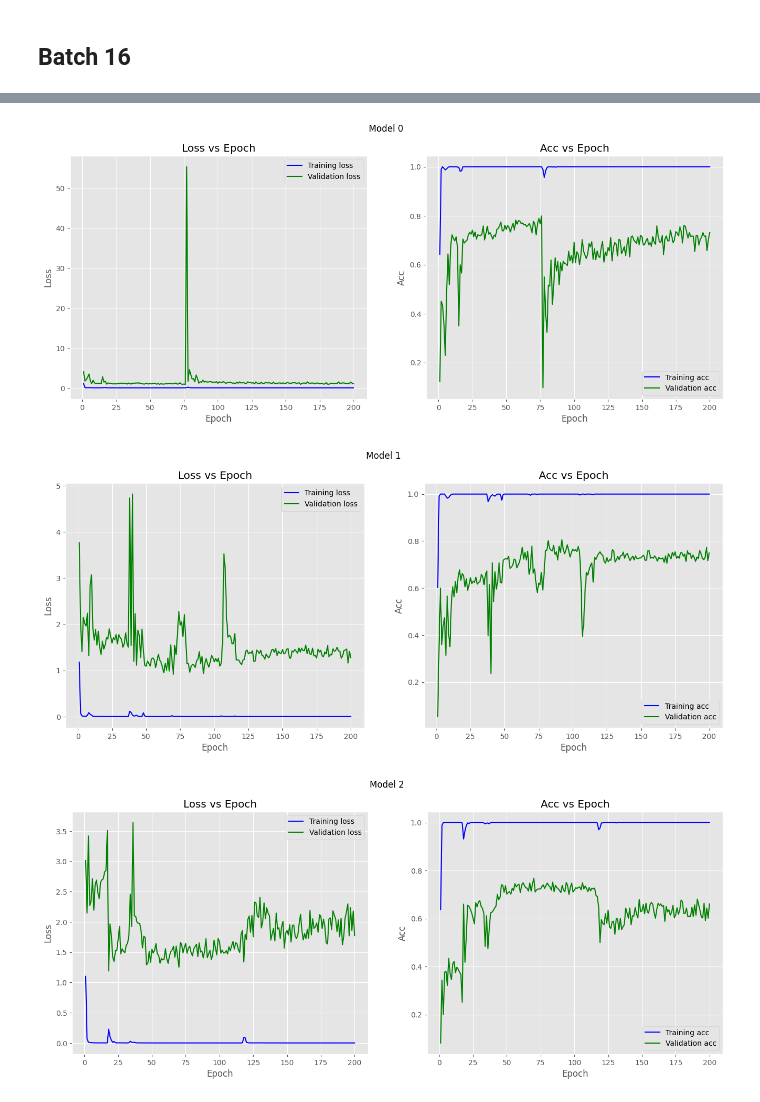
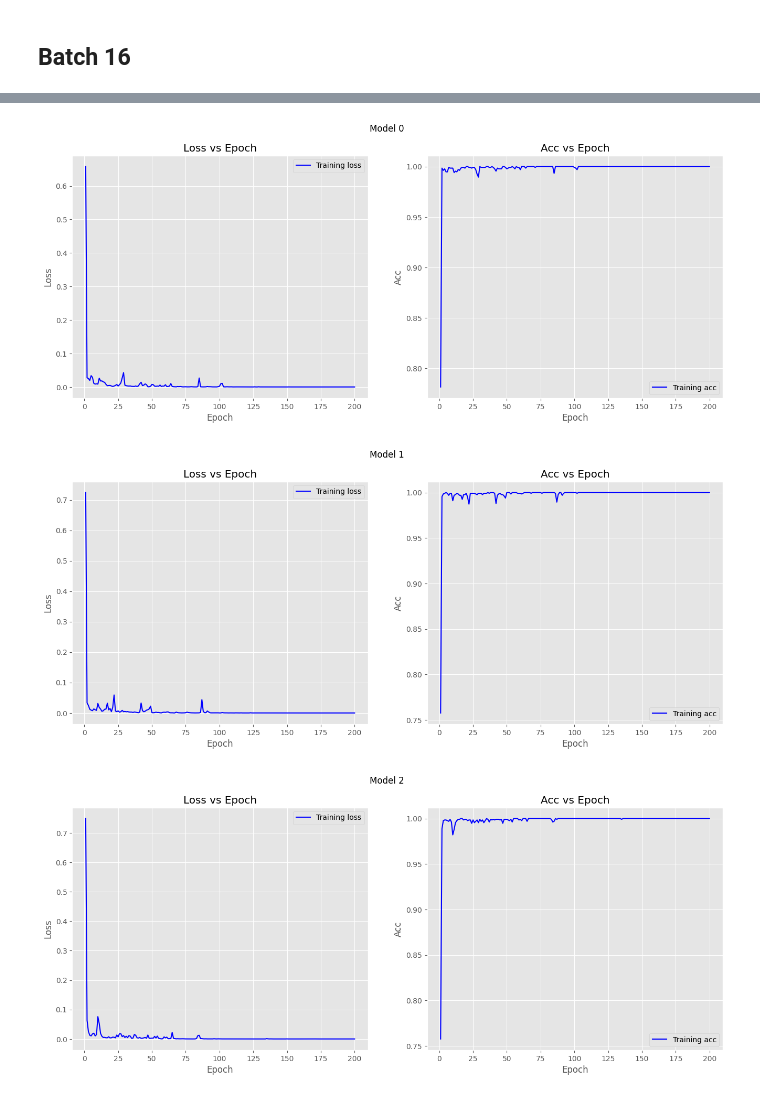
Before and after one commit to alvin-ng44/SAR_ML, a Jupyter notebook: notebooks/SSR/S1/wo_aug_exp1_full_runs.ipynb, the cells around one changed output, grey strips where cells are left out. Cells and saved outputs as stored; diff of their text form; code cells hidden in the pictures.

```diff
--- a/notebooks/SSR/S1/wo_aug_exp1_full_runs.ipynb
+++ b/notebooks/SSR/S1/wo_aug_exp1_full_runs.ipynb
@@ -59,13 +59,13 @@ meas_ds = datasets.DatasetFolder(
     loader = mat_file_loader
 )
 # %%
-train_ds = filter_by_elev(synth_ds, {14, 15, 16})
-test_ds  = filter_by_elev(meas_ds, {17})
+train_ds = synth_ds
+test_ds  = meas_ds
 # %% [markdown]
 ## Batch 16
 # %%
-ds_dict = {"train" : train_ds, "val": valid_ds, "test": test_ds}
-dataset_sizes = {"train" : len(train_ds), "val": len(valid_ds), "test": len(test_ds)}
+ds_dict = {"train" : train_ds, "test": test_ds}
+dataset_sizes = {"train" : len(train_ds), "test": len(test_ds)}
 
 # dataloaders = {x : DataLoader(ds_dict[x], batch_size = 32, num_workers = 5, shuffle = True) for x in ds_dict.keys()}
 seed_lst = [10, 42, 100, 123, 666, 777, 849, 1000, 1111, 1234]
@@ -177,9 +73,9 @@ NameError: name 'dataloaders' is not defined
 seed_lst = [10, 42, 100, 123, 666, 777, 849, 1000, 1111, 1234]
 
 train_loss = []
-val_loss = []
+# val_loss = []
 train_acc =[]
-val_acc = []
+# val_acc = []
 
 for i, seed in enumerate(seed_lst):
     print(f"Training Run {i}: seed {seed}")
@@ -188,7 +84,7 @@ for i, seed in enumerate(seed_lst):
 
     dataloaders = {
         "train": DataLoader(train_ds, batch_size=16, shuffle=True, num_workers=8, pin_memory = True, persistent_workers=True, worker_init_fn=worker_init_fn, generator=torch.Generator().manual_seed(seed)),
-        "val": DataLoader(valid_ds, batch_size=16, shuffle=False, num_workers=8, pin_memory = True, persistent_workers=True, worker_init_fn=worker_init_fn, generator=torch.Generator().manual_seed(seed)),
+        # "val": DataLoader(valid_ds, batch_size=16, shuffle=False, num_workers=8, pin_memory = True, persistent_workers=True, worker_init_fn=worker_init_fn, generator=torch.Generator().manual_seed(seed)),
         "test": DataLoader(test_ds, batch_size=16, shuffle=False, num_workers=8, pin_memory = True, persistent_workers=True, worker_init_fn=worker_init_fn, generator=torch.Generator().manual_seed(seed))
     }
     # load pre-trained model
@@ -219,9 +115,9 @@ for i, seed in enumerate(seed_lst):
 
     history = {
         "train_loss": [],
-        "val_loss" : [],
+        # "val_loss" : [],
         "train_acc": [],
-        "val_acc" : []
+        # "val_acc" : []
     }
 
     # Training loops
@@ -230,7 +126,7 @@ for i, seed in enumerate(seed_lst):
         print(f"Epoch {epoch}")
         if epoch == 0:
             print(f"First layer mean: {model.conv1.weight.data.mean():.6f}")
-        for phase in ["train", "val"]:
+        for phase in ["train"]:
             if phase == "train":
                 model.train()
             else:
@@ -264,27 +160,24 @@ for i, seed in enumerate(seed_lst):
             history[f"{phase}_loss"].append(epoch_loss)
             history[f"{phase}_acc"].append(epoch_acc)
 
-            print(f"{phase} Loss: {epoch_loss:.7f} Acc: {epoch_acc:.7f}")
+            print(f"{phase} Loss: {epoch_loss:.10f} Acc: {epoch_acc:.10f}")
 
         scheduler.step()
         print(f"Epoch {epoch} LR: {scheduler.get_last_lr()[0]:.10f}")
 
-        if epoch == 0:
-            torch.save(copy.deepcopy(model.state_dict()), os.path.join(workspace, f"weights/SSR/wo_aug/rn18_run{i}_b16_epoch0.pth"))
-
     print("Training complete!")
 
     train_loss.append(history["train_loss"])
-    val_loss.append(history["val_loss"])
+    # val_loss.append(history["val_loss"])
     train_acc.append(history["train_acc"])
-    val_acc.append(history["val_acc"])
+    # val_acc.append(history["val_acc"])
 
-    torch.save(model.state_dict(), os.path.join(workspace, f"weights/SSR/wo_aug/rn18_run{i}_b16.pth"))
+    torch.save(model.state_dict(), os.path.join(workspace, f"weights/SSR/Experiment_1/wo_aug_exp1_full_runs/rn18_seed{seed}_b16.pth"))
 
 train_loss = np.array(train_loss)
-val_loss = np.array(val_loss)
+# val_loss = np.array(val_loss)
 train_acc = np.array(train_acc)
-val_acc = np.array(val_acc)
+# val_acc = np.array(val_acc)
 # %% [output]
 Training Run 0: seed 10
 Epoch 0
@@ -306,32 +199,32 @@ Training complete!
 # %%
 row, col = train_loss.shape
 
 for i in range(row):
 
     with plt.style.context("ggplot"):
         fig = plt.figure(figsize = (16, 6))
 
         ax0 = fig.add_subplot(1, 2, 1)
         ax0.plot(np.arange(1, num_epochs+1), train_loss[i, :], label = "Training loss", c = "blue")
-        ax0.plot(np.arange(1, num_epochs+1), val_loss[i, :], label = "Validation loss", c = "green")
+        # ax0.plot(np.arange(1, num_epochs+1), val_loss[i, :], label = "Validation loss", c = "green")
         ax0.set_title("Loss vs Epoch")
         ax0.set_xlabel("Epoch")
         ax0.set_ylabel("Loss")
         ax0.legend()
         ax0.grid(True)
 
         ax1 = fig.add_subplot(1, 2, 2)
         ax1.plot(np.arange(1, num_epochs+1), train_acc[i, :], label = "Training acc", c = "blue")
-        ax1.plot(np.arange(1, num_epochs+1), val_acc[i, :], label = "Validation acc", c = "green")
+        # ax1.plot(np.arange(1, num_epochs+1), val_acc[i, :], label = "Validation acc", c = "green")
         ax1.set_title("Acc vs Epoch")
         ax1.set_xlabel("Epoch")
         ax1.set_ylabel("Acc")
         ax1.legend()
         ax1.grid(True)
 
         fig.suptitle(f"Model {i}")
         plt.show()
 # %% [output]
-[figure, old version]
+[figure, new version]
-[figure, old version]
+[figure, new version]
-[figure, old version]
+[figure, new version]
```
Also changed, not shown: parts of 11 cells of this notebook, 2 other files.
